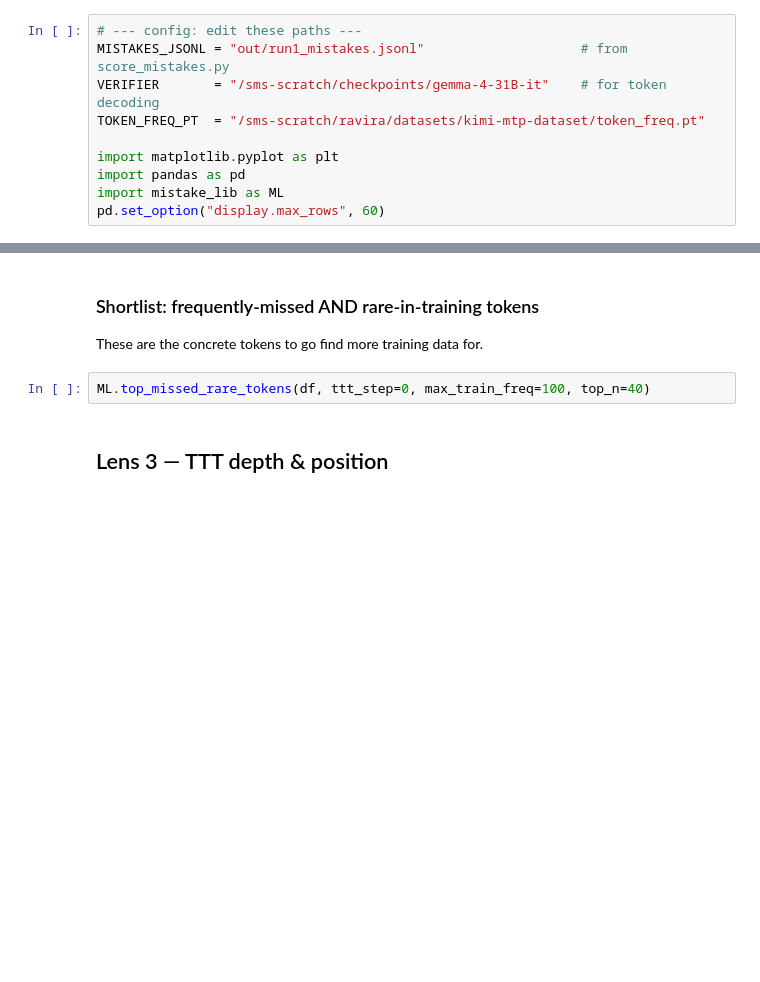
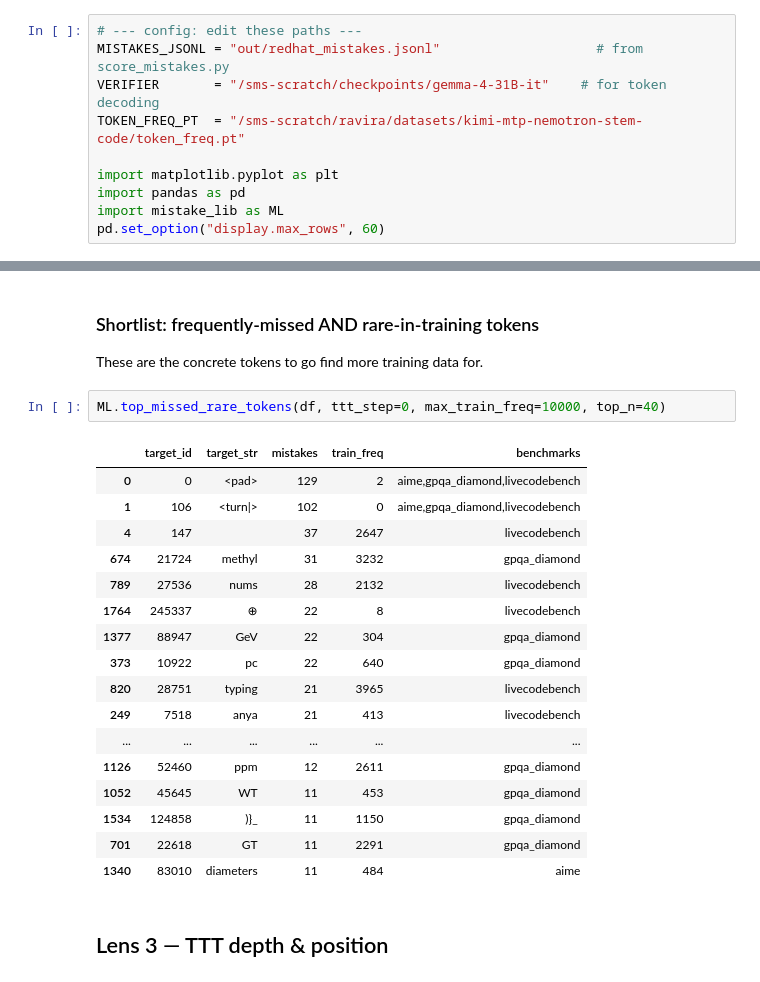
Before and after one commit to raviraju1113/speculators, a Jupyter notebook: scripts/evaluate/mistake_analysis/mistake_analysis.ipynb, the cells around one changed output, grey strips where cells are left out. Drawn from its saved outputs; the diff is of its cells as text; blank space fills up the shorter version.

Commit message:
add more changes to mistake lib

```diff
--- a/scripts/evaluate/mistake_analysis/mistake_analysis.ipynb
+++ b/scripts/evaluate/mistake_analysis/mistake_analysis.ipynb
@@ -10,9 +10,9 @@ Input is the `mistakes.jsonl` from `score_mistakes.py` (run on the GPU box). Thi
 3. **Position & TTT-depth** — where in the sequence / at which draft depth it fails.
 # %%
 # --- config: edit these paths ---
-MISTAKES_JSONL = "out/run1_mistakes.jsonl"                    # from score_mistakes.py
+MISTAKES_JSONL = "out/redhat_mistakes.jsonl"                    # from score_mistakes.py
 VERIFIER       = "/sms-scratch/checkpoints/gemma-4-31B-it"    # for token decoding
-TOKEN_FREQ_PT  = "/sms-scratch/ravira/datasets/kimi-mtp-dataset/token_freq.pt"
+TOKEN_FREQ_PT  = "/sms-scratch/ravira/datasets/kimi-mtp-nemotron-stem-code/token_freq.pt"
 
 import matplotlib.pyplot as plt
 import pandas as pd
@@ -66,7 +116,25 @@ fb
 ### Shortlist: frequently-missed AND rare-in-training tokens
 These are the concrete tokens to go find more training data for.
 # %%
-ML.top_missed_rare_tokens(df, ttt_step=0, max_train_freq=100, top_n=40)
+ML.top_missed_rare_tokens(df, ttt_step=0, max_train_freq=10000, top_n=40)
+# %% [output]
+|  | target_id | target_str | mistakes | train_freq | benchmarks |
+| 0 | 0 | <pad> | 129 | 2 | aime,gpqa_diamond,livecodebench |
+| 1 | 106 | <turn|> | 102 | 0 | aime,gpqa_diamond,livecodebench |
+| 4 | 147 |  | 37 | 2647 | livecodebench |
+| 674 | 21724 | methyl | 31 | 3232 | gpqa_diamond |
+| 789 | 27536 | nums | 28 | 2132 | livecodebench |
+| 1764 | 245337 | ⊕ | 22 | 8 | livecodebench |
+| 1377 | 88947 | GeV | 22 | 304 | gpqa_diamond |
+| 373 | 10922 | pc | 22 | 640 | gpqa_diamond |
+| 820 | 28751 | typing | 21 | 3965 | livecodebench |
+| 249 | 7518 | anya | 21 | 413 | livecodebench |
+| ... | ... | ... | ... | ... | ... |
+| 1126 | 52460 | ppm | 12 | 2611 | gpqa_diamond |
+| 1052 | 45645 | WT | 11 | 453 | gpqa_diamond |
+| 1534 | 124858 | )}_ | 11 | 1150 | gpqa_diamond |
+| 701 | 22618 | GT | 11 | 2291 | gpqa_diamond |
+| 1340 | 83010 | diameters | 11 | 484 | aime |
 # %% [markdown]
 ## Lens 3 — TTT depth & position
 # %%
```
Also changed, not shown: parts of 8 cells of this notebook, 3 other files.
